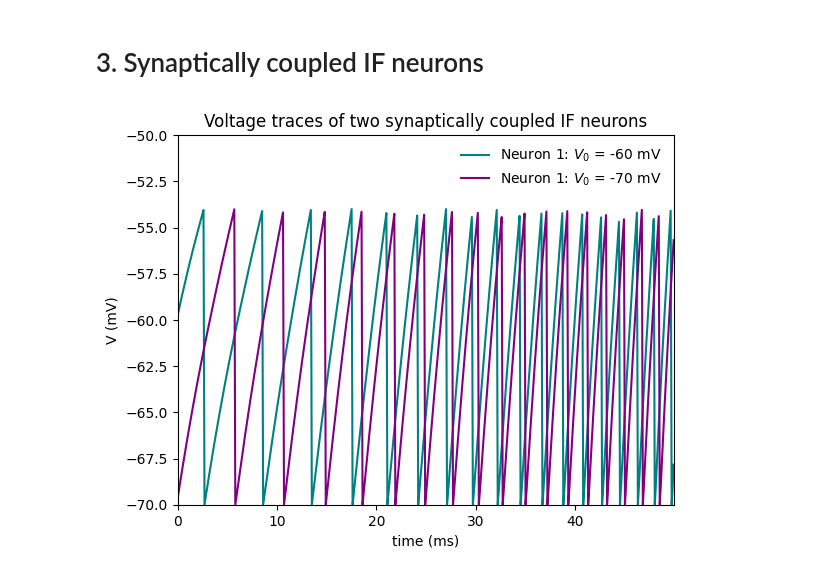
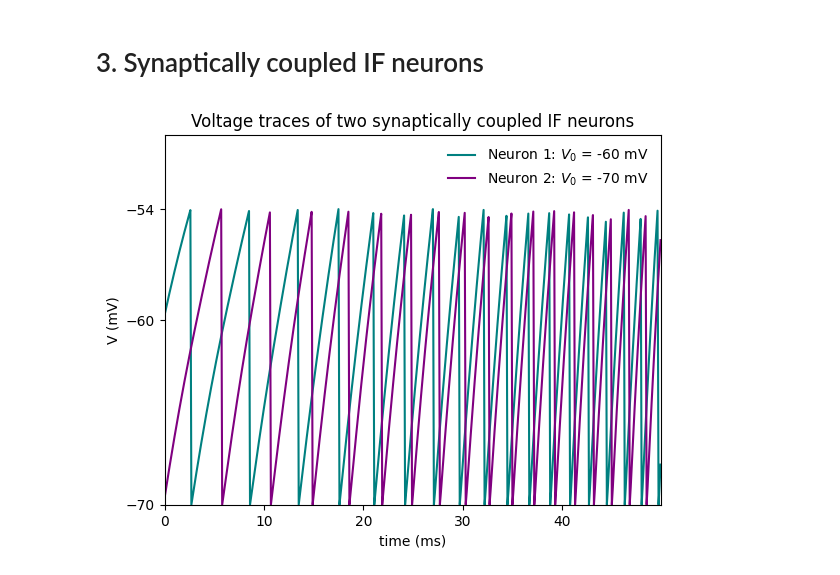
Before and after one commit to janovovo/MNS_CP_Part2, a Jupyter notebook: CP5_Jano.ipynb, the cells around one changed output. Drawn from its saved outputs; the diff is of its cells as text; code cells hidden in the pictures.

```diff
--- a/CP5_Jano.ipynb
+++ b/CP5_Jano.ipynb
@@ -385,13 +401,14 @@ ics2 = [-70*10**-3, 0, 0, 0]
 result = euler_synaptic_coupling(tmax=0.05, dt=1e-4, ics1=ics1, ics2=ics2, pars1=pars_1, pars2=pars_2, reset=True)
 # %%
 plt.plot(result['ts'], result['V_t1'], label="Neuron 1: $V_0$ = -60 mV")
-plt.plot(result['ts'], result['V_t2'], label="Neuron 1: $V_0$ = -70 mV")
+plt.plot(result['ts'], result['V_t2'], label="Neuron 2: $V_0$ = -70 mV")
 plt.legend(frameon=False)
 plt.xlim(min(result['ts']), max(result['ts']))
 plt.ylim([-70, -50])
+plt.yticks([-70, -60, -54])
 plt.ylabel('V (mV)')
 plt.xlabel('time (ms)')
 plt.title('Voltage traces of two synaptically coupled IF neurons')
 plt.show()
 # %% [output]
-[figure, old version]
+[figure, new version]
```
Also changed, not shown: parts of 15 cells of this notebook.
